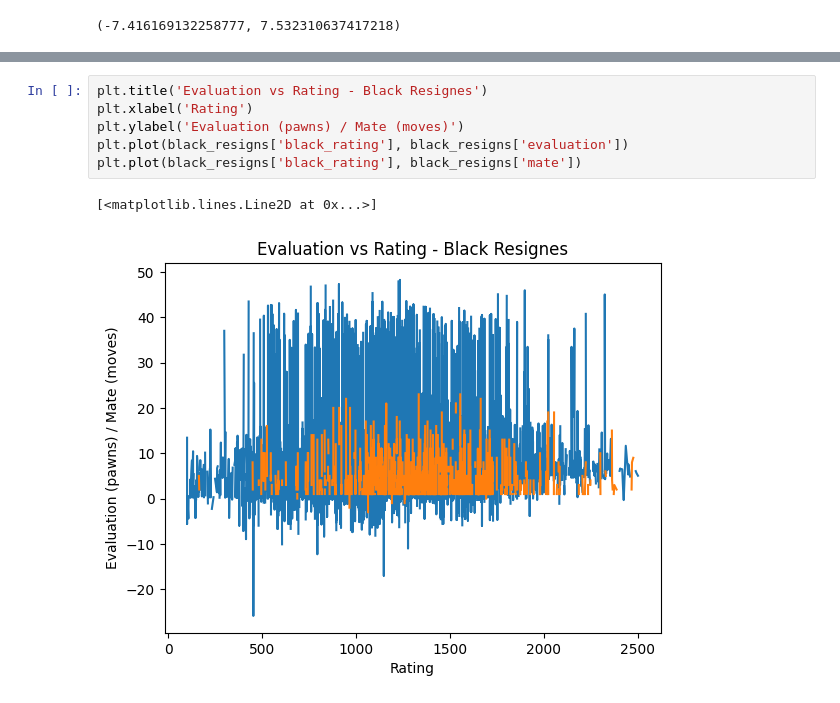
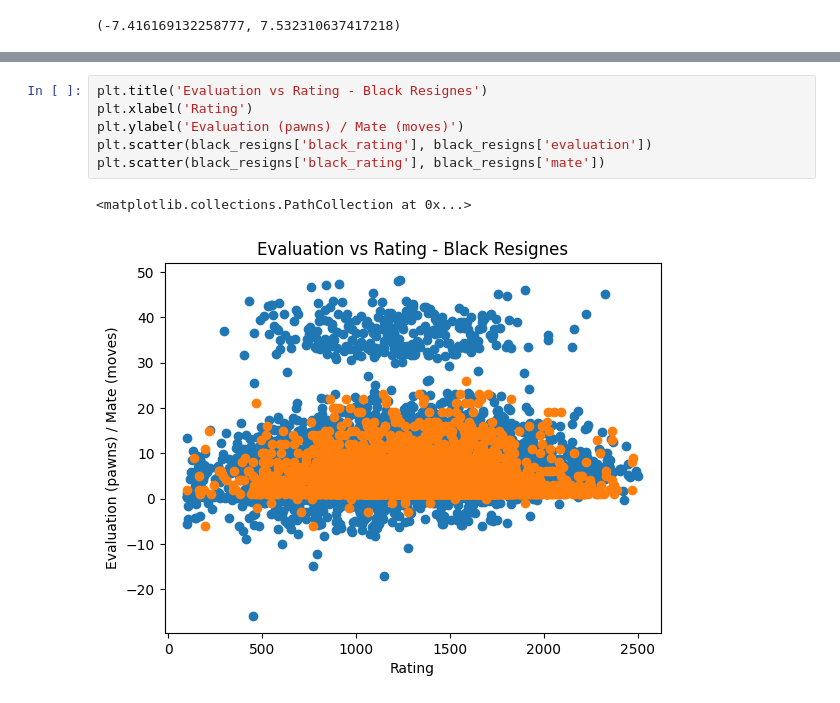
Before and after one commit to Torbet/Chess-DS, a Jupyter notebook: Resignations.ipynb, the cells around one changed output, grey strips where cells are left out. Drawn from its saved outputs; the diff is of its cells as text.

```diff
--- a/Resignations.ipynb
+++ b/Resignations.ipynb
@@ -32,12 +32,12 @@ plt.plot(white_resigns['white_rating'], white_resigns['mate'])
 # %%
 plt.title('Evaluation vs Rating - Black Resignes')
 plt.xlabel('Rating')
 plt.ylabel('Evaluation (pawns) / Mate (moves)')
-plt.plot(black_resigns['black_rating'], black_resigns['evaluation'])
-plt.plot(black_resigns['black_rating'], black_resigns['mate'])
+plt.scatter(black_resigns['black_rating'], black_resigns['evaluation'])
+plt.scatter(black_resigns['black_rating'], black_resigns['mate'])
 # %% [output]
-[<matplotlib.lines.Line2D at 0x...>]
+<matplotlib.collections.PathCollection at 0x...>
-[figure, old version]
+[figure, new version]
 # %%
 evals = dict(white_resigns.groupby('white_group')['evaluation'].mean())
 mates = dict(white_resigns.groupby('white_group')['mate'].mean())
```
Also changed, not shown: parts of 3 cells of this notebook.
